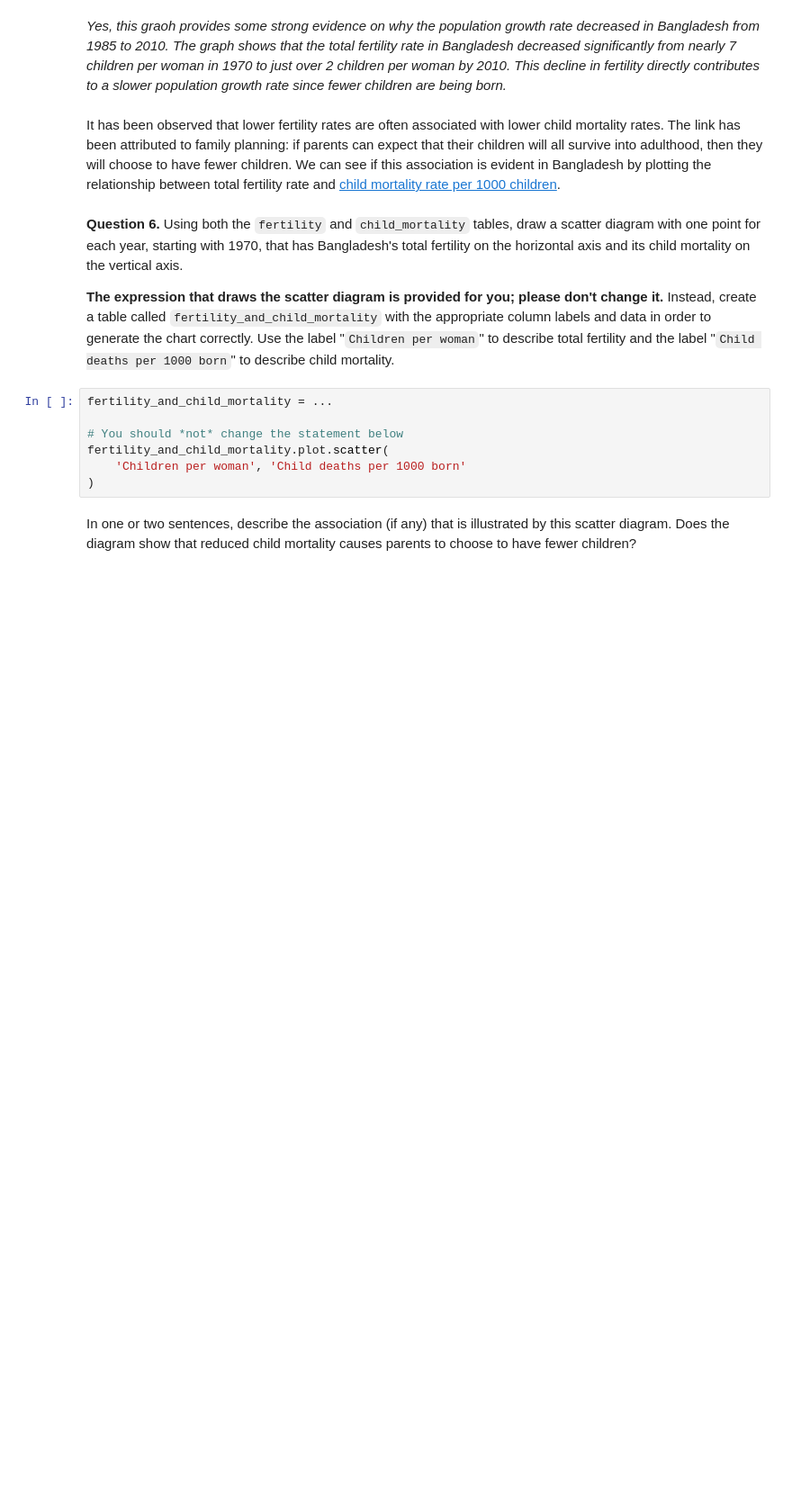
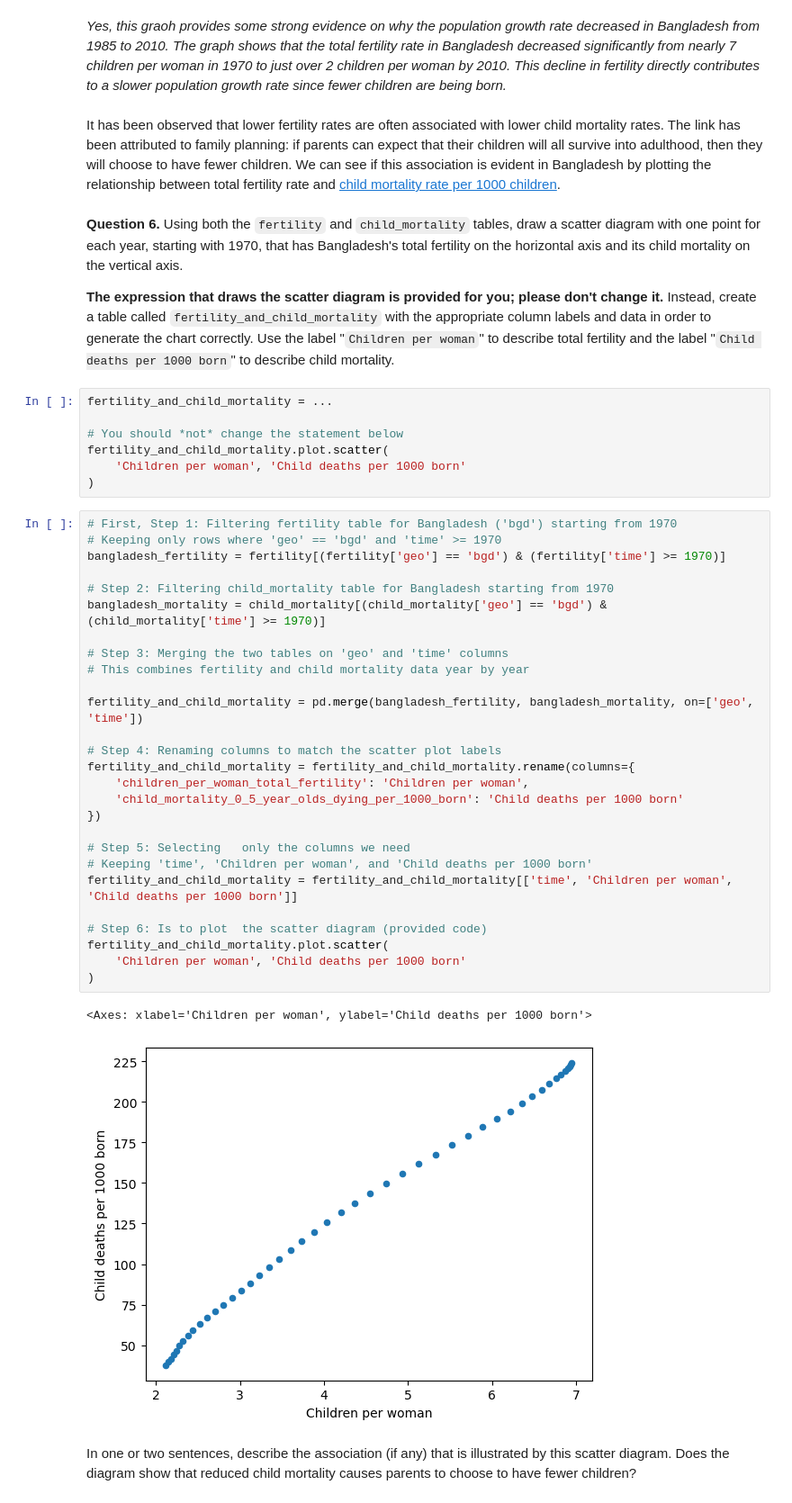
Before and after one commit to pedroalmada/Oxford_DataScience_Course, a Jupyter notebook: Assignments/Second-Assignment.ipynb, the cells around one changed output. Shown at 90% size. Cells and saved outputs as stored; diff of their text form; blank space fills up the shorter version.

```diff
--- a/Assignments/Second-Assignment.ipynb
+++ b/Assignments/Second-Assignment.ipynb
@@ -264,5 +264,35 @@ fertility_and_child_mortality = ...
 fertility_and_child_mortality.plot.scatter(
     'Children per woman', 'Child deaths per 1000 born'
 )
+# %%
+# First, Step 1: Filtering fertility table for Bangladesh ('bgd') starting from 1970
+# Keeping only rows where 'geo' == 'bgd' and 'time' >= 1970
+bangladesh_fertility = fertility[(fertility['geo'] == 'bgd') & (fertility['time'] >= 1970)]
+
+# Step 2: Filtering child_mortality table for Bangladesh starting from 1970
+bangladesh_mortality = child_mortality[(child_mortality['geo'] == 'bgd') & (child_mortality['time'] >= 1970)]
+
+# Step 3: Merging the two tables on 'geo' and 'time' columns
+# This combines fertility and child mortality data year by year
+
+fertility_and_child_mortality = pd.merge(bangladesh_fertility, bangladesh_mortality, on=['geo', 'time'])
+
+# Step 4: Renaming columns to match the scatter plot labels
+fertility_and_child_mortality = fertility_and_child_mortality.rename(columns={
+    'children_per_woman_total_fertility': 'Children per woman',
+    'child_mortality_0_5_year_olds_dying_per_1000_born': 'Child deaths per 1000 born'
+})
+
+# Step 5: Selecting   only the columns we need
+# Keeping 'time', 'Children per woman', and 'Child deaths per 1000 born'
+fertility_and_child_mortality = fertility_and_child_mortality[['time', 'Children per woman', 'Child deaths per 1000 born']]
+
+# Step 6: Is to plot  the scatter diagram (provided code)
+fertility_and_child_mortality.plot.scatter(
+    'Children per woman', 'Child deaths per 1000 born'
+)
+# %% [output]
+<Axes: xlabel='Children per woman', ylabel='Child deaths per 1000 born'>
+[figure, added]
 # %% [markdown]
 In one or two sentences, describe the association (if any) that is illustrated by this scatter diagram. Does the diagram show that reduced child mortality causes parents to choose to have fewer children?
```
Also changed, not shown: parts of 2 cells of this notebook.
